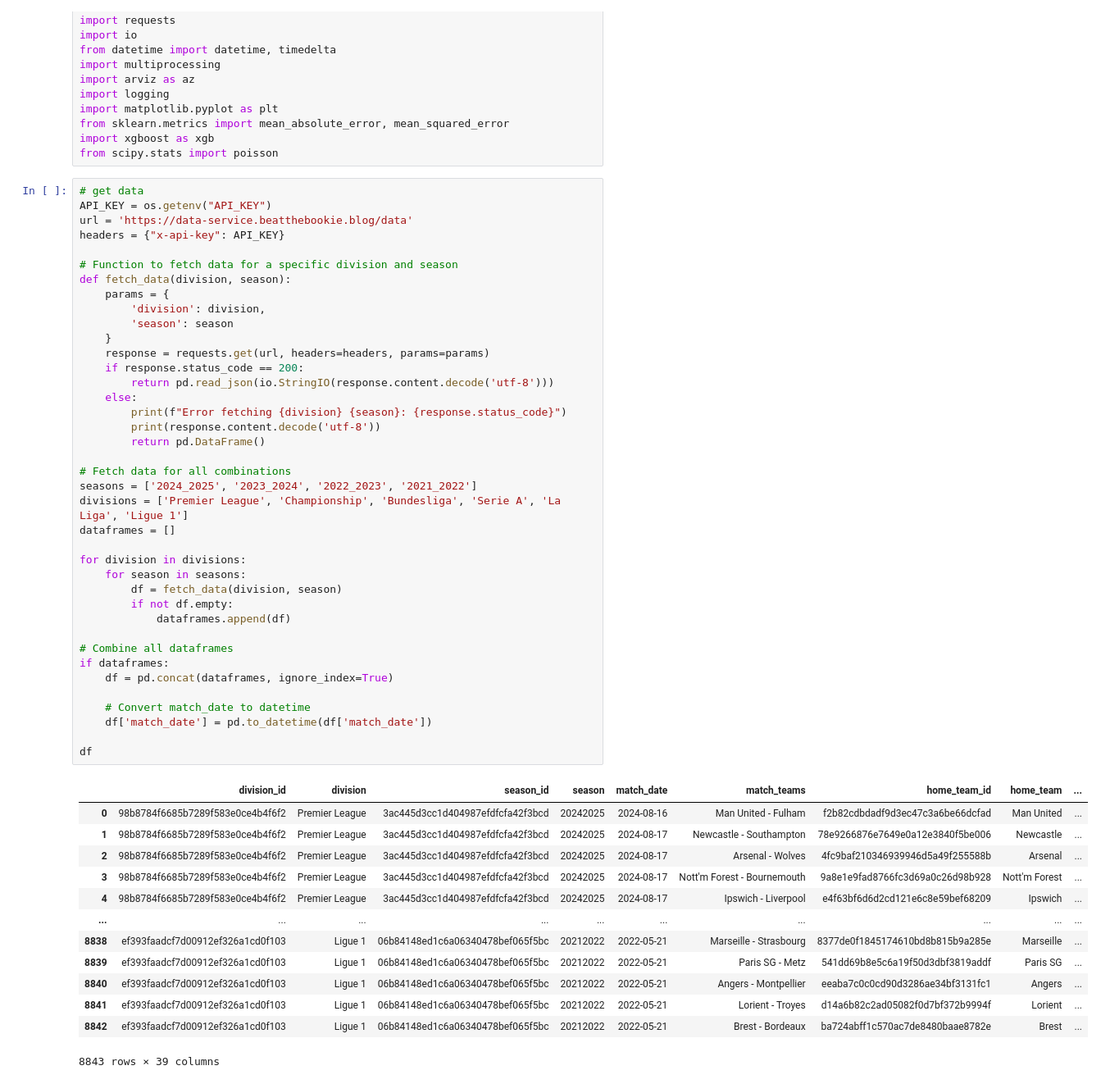
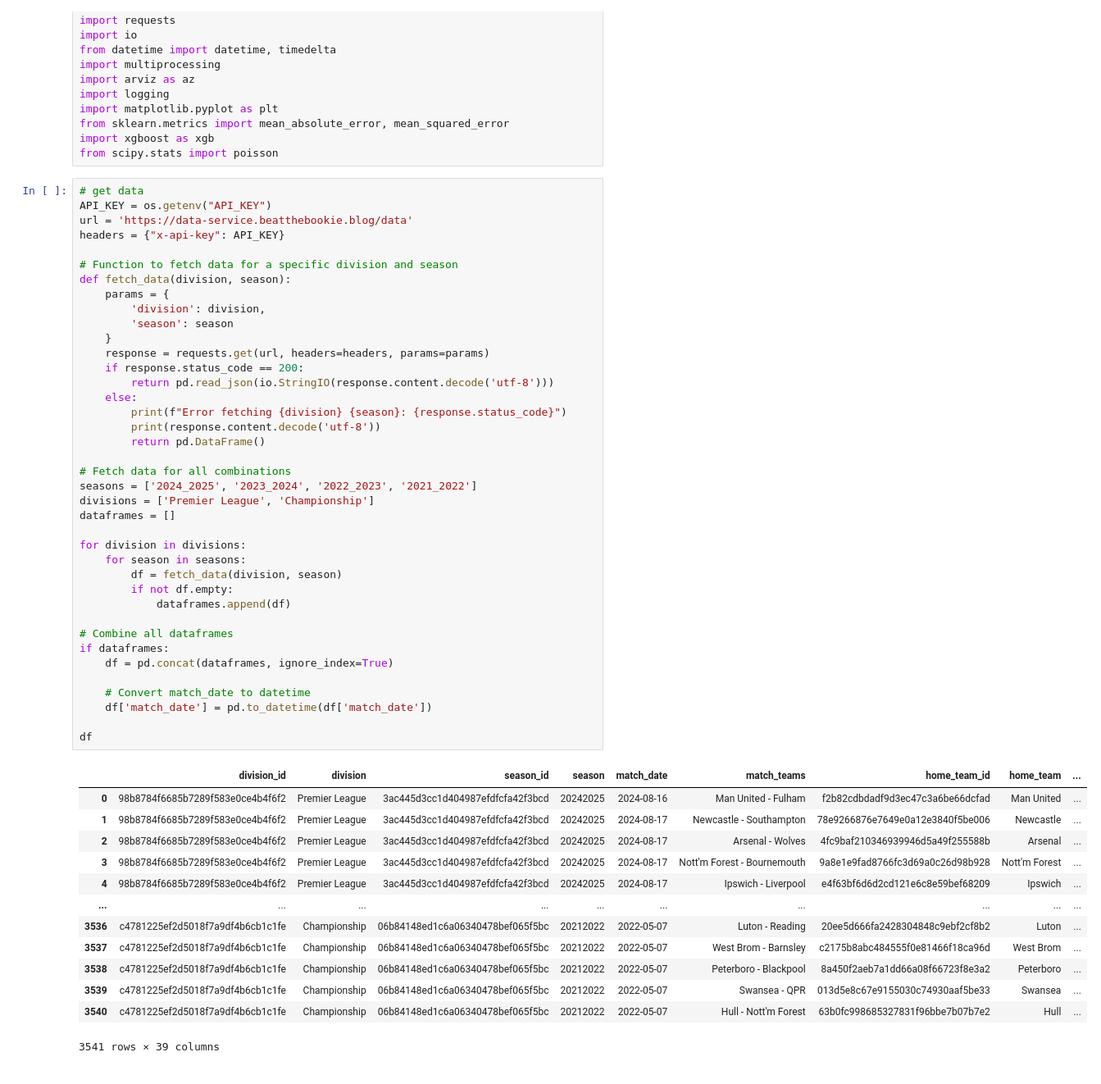
Before and after one commit to louis-porter/team-eval, a Jupyter notebook: ml/xgboost_model.ipynb, the cells around one changed output. Shown at 82% size. Cells and saved outputs as stored; diff of their text form.

```diff
--- a/ml/xgboost_model.ipynb
+++ b/ml/xgboost_model.ipynb
@@ -31,40 +31,40 @@ def fetch_data(division, season):
         print(f"Error fetching {division} {season}: {response.status_code}")
         print(response.content.decode('utf-8'))
         return pd.DataFrame()
 
 # Fetch data for all combinations
 seasons = ['2024_2025', '2023_2024', '2022_2023', '2021_2022']
-divisions = ['Premier League', 'Championship', 'Bundesliga', 'Serie A', 'La Liga', 'Ligue 1']
+divisions = ['Premier League', 'Championship']
 dataframes = []
 
 for division in divisions:
     for season in seasons:
         df = fetch_data(division, season)
         if not df.empty:
             dataframes.append(df)
 
 # Combine all dataframes
 if dataframes:
     df = pd.concat(dataframes, ignore_index=True)
 
     # Convert match_date to datetime
     df['match_date'] = pd.to_datetime(df['match_date'])
 
 df
 # %% [output]
 |  | division_id | division | season_id | season | match_date | match_teams | home_team_id | home_team | ... |
 | 0 | 98b8784f6685b7289f583e0ce4b4f6f2 | Premier League | 3ac445d3cc1d404987efdfcfa42f3bcd | 20242025 | 2024-08-16 | Man United - Fulham | f2b82cdbdadf9d3ec47c3a6be66dcfad | Man United | ... |
 | 1 | 98b8784f6685b7289f583e0ce4b4f6f2 | Premier League | 3ac445d3cc1d404987efdfcfa42f3bcd | 20242025 | 2024-08-17 | Newcastle - Southampton | 78e9266876e7649e0a12e3840f5be006 | Newcastle | ... |
 | 2 | 98b8784f6685b7289f583e0ce4b4f6f2 | Premier League | 3ac445d3cc1d404987efdfcfa42f3bcd | 20242025 | 2024-08-17 | Arsenal - Wolves | 4fc9baf210346939946d5a49f255588b | Arsenal | ... |
 | 3 | 98b8784f6685b7289f583e0ce4b4f6f2 | Premier League | 3ac445d3cc1d404987efdfcfa42f3bcd | 20242025 | 2024-08-17 | Nott'm Forest - Bournemouth | 9a8e1e9fad8766fc3d69a0c26d98b928 | Nott'm Forest | ... |
 | 4 | 98b8784f6685b7289f583e0ce4b4f6f2 | Premier League | 3ac445d3cc1d404987efdfcfa42f3bcd | 20242025 | 2024-08-17 | Ipswich - Liverpool | e4f63bf6d6d2cd121e6c8e59bef68209 | Ipswich | ... |
 | ... | ... | ... | ... | ... | ... | ... | ... | ... | ... |
-| 8838 | ef393faadcf7d00912ef326a1cd0f103 | Ligue 1 | 06b84148ed1c6a06340478bef065f5bc | 20212022 | 2022-05-21 | Marseille - Strasbourg | 8377de0f1845174610bd8b815b9a285e | Marseille | ... |
-| 8839 | ef393faadcf7d00912ef326a1cd0f103 | Ligue 1 | 06b84148ed1c6a06340478bef065f5bc | 20212022 | 2022-05-21 | Paris SG - Metz | 541dd69b8e5c6a19f50d3dbf3819addf | Paris SG | ... |
-| 8840 | ef393faadcf7d00912ef326a1cd0f103 | Ligue 1 | 06b84148ed1c6a06340478bef065f5bc | 20212022 | 2022-05-21 | Angers - Montpellier | eeaba7c0c0cd90d3286ae34bf3131fc1 | Angers | ... |
-| 8841 | ef393faadcf7d00912ef326a1cd0f103 | Ligue 1 | 06b84148ed1c6a06340478bef065f5bc | 20212022 | 2022-05-21 | Lorient - Troyes | d14a6b82c2ad05082f0d7bf372b9994f | Lorient | ... |
-| 8842 | ef393faadcf7d00912ef326a1cd0f103 | Ligue 1 | 06b84148ed1c6a06340478bef065f5bc | 20212022 | 2022-05-21 | Brest - Bordeaux | ba724abff1c570ac7de8480baae8782e | Brest | ... |
+| 3536 | c4781225ef2d5018f7a9df4b6cb1c1fe | Championship | 06b84148ed1c6a06340478bef065f5bc | 20212022 | 2022-05-07 | Luton - Reading | 20ee5d666fa2428304848c9ebf2cf8b2 | Luton | ... |
+| 3537 | c4781225ef2d5018f7a9df4b6cb1c1fe | Championship | 06b84148ed1c6a06340478bef065f5bc | 20212022 | 2022-05-07 | West Brom - Barnsley | c2175b8abc484555f0e81466f18ca96d | West Brom | ... |
+| 3538 | c4781225ef2d5018f7a9df4b6cb1c1fe | Championship | 06b84148ed1c6a06340478bef065f5bc | 20212022 | 2022-05-07 | Peterboro - Blackpool | 8a450f2aeb7a1dd66a08f66723f8e3a2 | Peterboro | ... |
+| 3539 | c4781225ef2d5018f7a9df4b6cb1c1fe | Championship | 06b84148ed1c6a06340478bef065f5bc | 20212022 | 2022-05-07 | Swansea - QPR | 013d5e8c67e9155030c74930aaf5be33 | Swansea | ... |
+| 3540 | c4781225ef2d5018f7a9df4b6cb1c1fe | Championship | 06b84148ed1c6a06340478bef065f5bc | 20212022 | 2022-05-07 | Hull - Nott'm Forest | 63b0fc998685327831f96bbe7b07b7e2 | Hull | ... |
-8843 rows × 39 columns
+3541 rows × 39 columns
 # %%
 # Separates out the home vs away and allows every team to have an individual row of data. Allows us to feature engineer home effect easier.
 home_df = df[["division", "season", "match_date",
```
Also changed, not shown: parts of 9 cells of this notebook, 6 other files.
